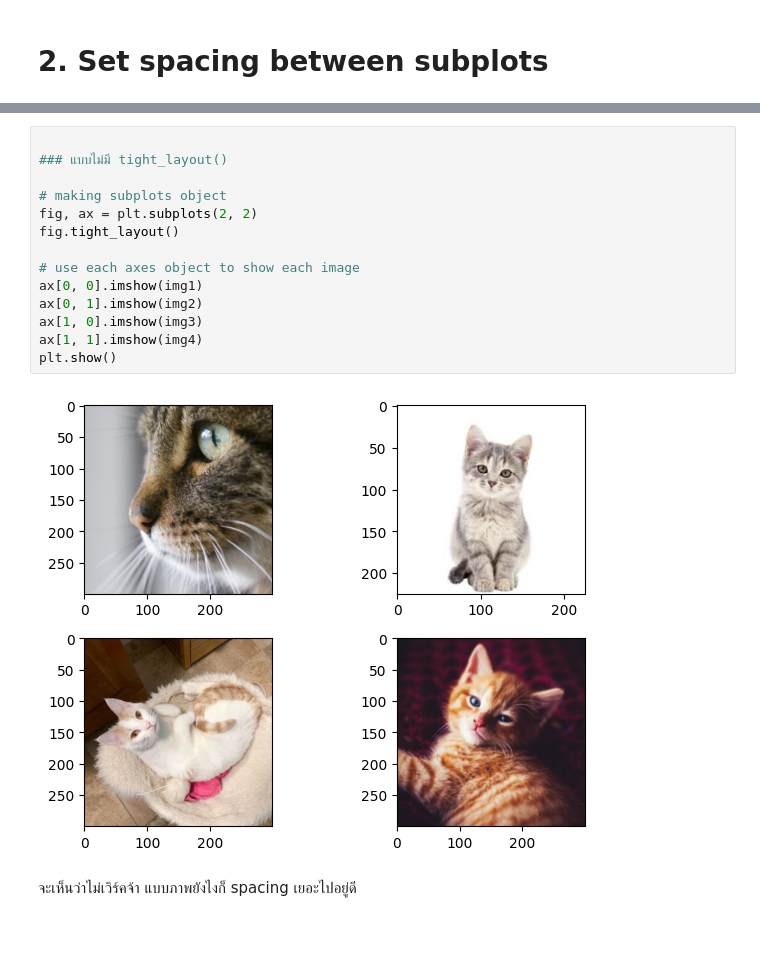
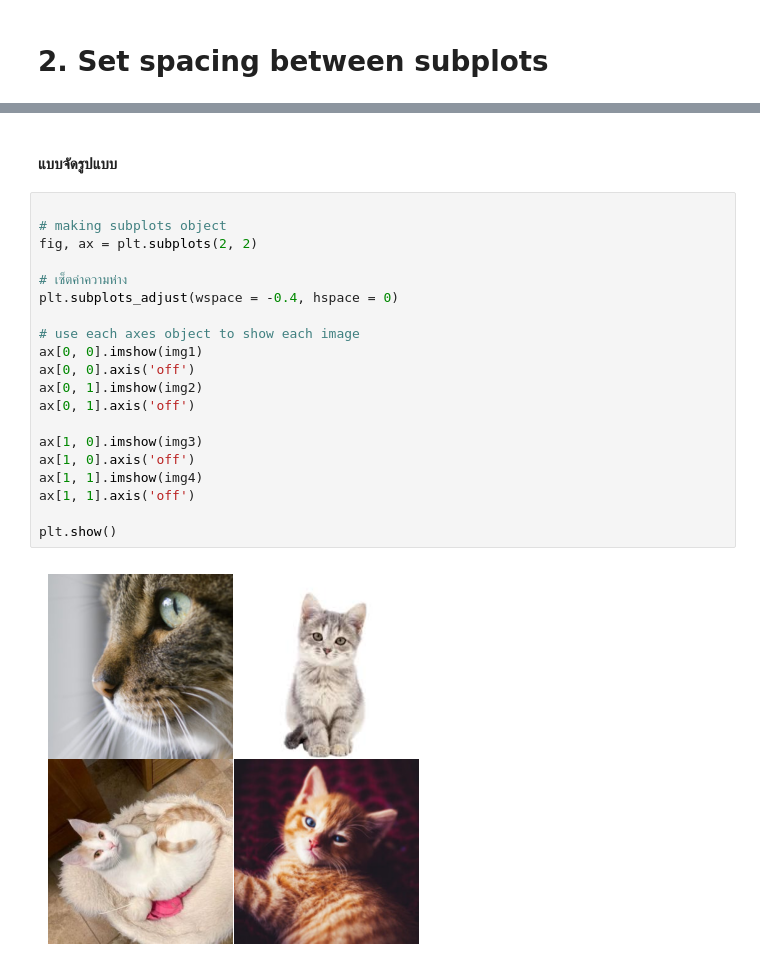
Before and after one commit to almondamonnut/matplotlib_study, a Jupyter notebook: beginner/spacing.ipynb, the cells around one changed output, grey strips where cells are left out. Cells and saved outputs as stored; diff of their text form; blank space fills up the shorter version.

```diff
--- a/beginner/spacing.ipynb
+++ b/beginner/spacing.ipynb
@@ -105,21 +107,27 @@ ax[1, 1].imshow(img4)
 plt.show()
 # %% [output]
 [figure]
+# %% [markdown]
+#### แบบจัดรูปแบบ
 # %%
-
-### แบบไม่มี tight_layout()
 
 # making subplots object
 fig, ax = plt.subplots(2, 2)
-fig.tight_layout()
+
+# เซ็ตค่าความห่าง
+plt.subplots_adjust(wspace = -0.4, hspace = 0)
 
 # use each axes object to show each image
 ax[0, 0].imshow(img1)
+ax[0, 0].axis('off')
 ax[0, 1].imshow(img2)
+ax[0, 1].axis('off')
+
 ax[1, 0].imshow(img3)
+ax[1, 0].axis('off')
 ax[1, 1].imshow(img4)
+ax[1, 1].axis('off')
+
 plt.show()
 # %% [output]
-[figure, old version]
+[figure, new version]
-# %% [markdown]
-จะเห็นว่าไม่เวิร์คจ้า แบบภาพยังไงก็ spacing เยอะไปอยู่ดี
```
Also changed, not shown: parts of 12 cells of this notebook.
